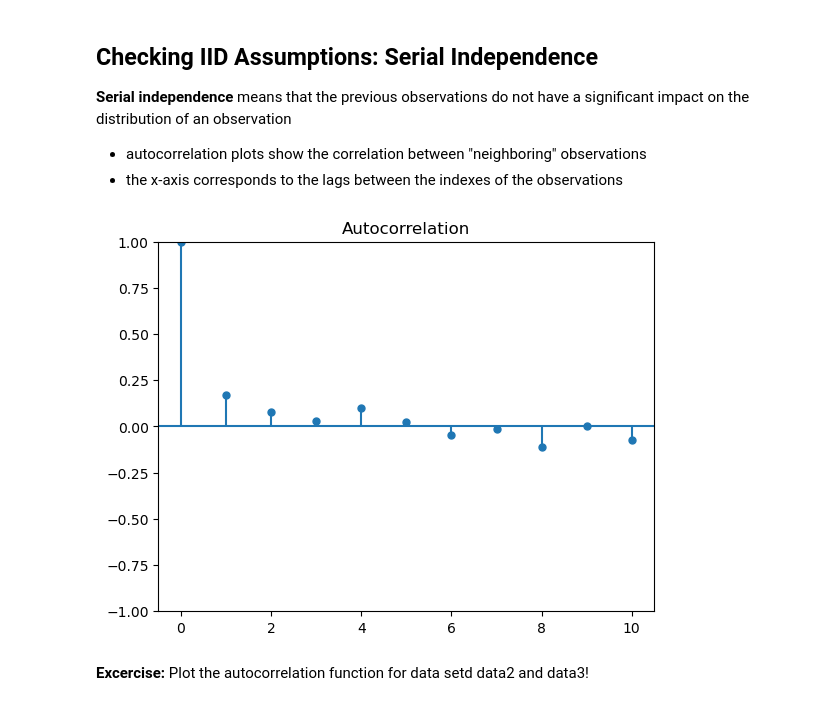
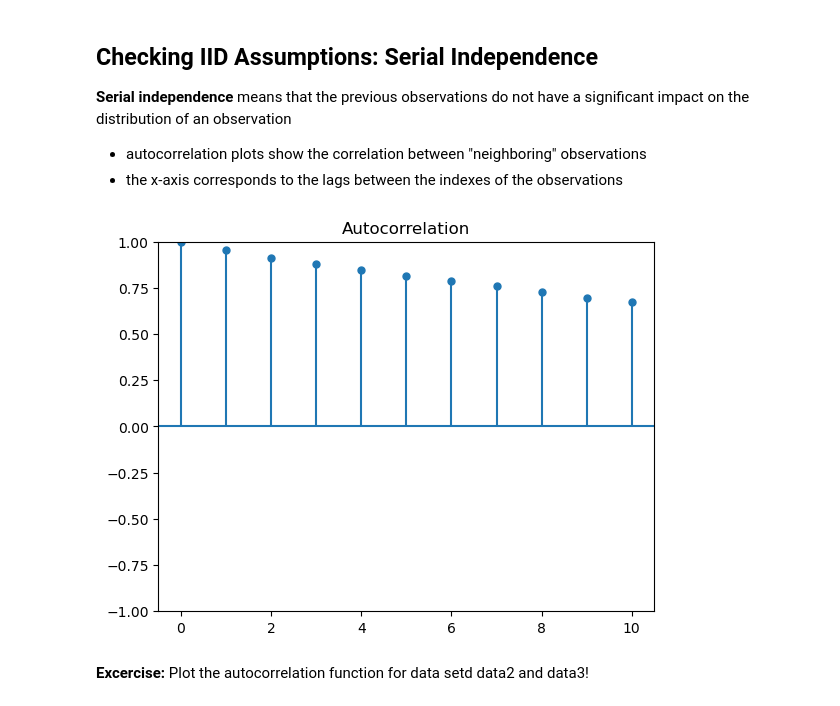
Before and after one commit to decision-analytics/CORDS2026, a Jupyter notebook: 03/03_Obtaining_Distributions.ipynb, the cells around one changed output. Cells and saved outputs as stored; diff of their text form; code cells hidden in the pictures.

```diff
--- a/03/03_Obtaining_Distributions.ipynb
+++ b/03/03_Obtaining_Distributions.ipynb
@@ -431,9 +439,9 @@ a significant impact on the distribution of an observation
 - the x-axis corresponds to the lags between the indexes of the observations
 # %%
 from statsmodels.graphics.tsaplots import plot_acf
-plot_acf(data2,lags=10,alpha=None);
+plot_acf(data3,lags=10,alpha=None);
 # %% [output]
-[figure, old version]
+[figure, new version]
 # %% [markdown]
 **Excercise:** Plot the autocorrelation function for data setd data2 and data3!
 # %% [markdown]
```
Also changed, not shown: parts of 26 cells of this notebook, 10 other files.
